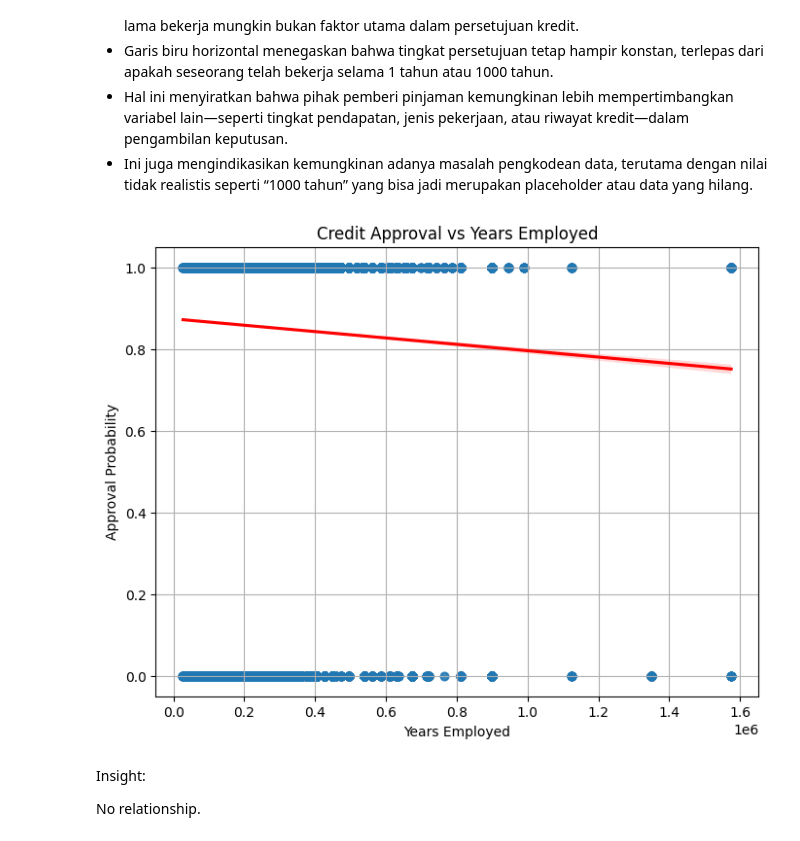
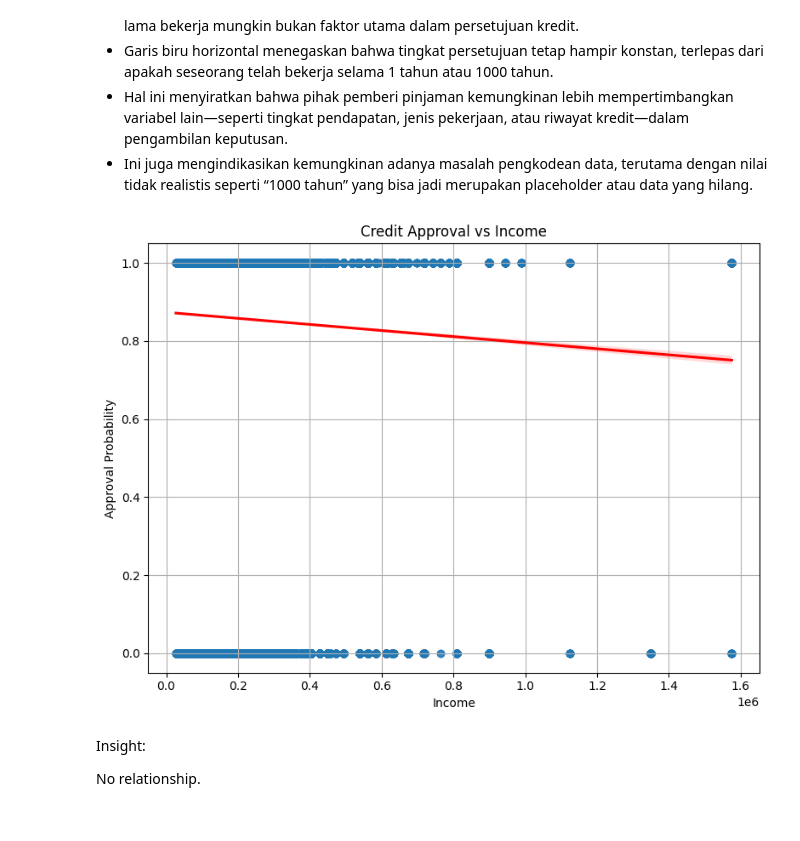
Before and after one commit to yonathanggraiwan/p2-final-project-ftds-028-hck-group-001, a Jupyter notebook: EDA_YA.ipynb, the cells around one changed output. Drawn from its saved outputs; the diff is of its cells as text; code cells hidden in the pictures.

```diff
--- a/EDA_YA.ipynb
+++ b/EDA_YA.ipynb
@@ -129,10 +129,10 @@ Insight:
 ___
 ### EDA 4.2 Is There a Relationship Between 'years_employed' and 'income' or 'target'?
 # %%
-# Convert days_employed to years_employed
-data['years_employed'] = data['days_employed'].abs() / 365
+# Convert days_employed to years as a standalone object
+years_employed = data['days_employed'].abs() / 365
 
-# Ensure credit_approval is converted to numeric
-data['credit_approval'] = data['credit_approval'].map({'Yes': 1, 'No': 0})
+# Convert credit_approval to numeric as an object
+credit_approval_numeric = data['credit_approval'].map({'Yes': 1, 'No': 0})
 # %%
 plt.figure(figsize=(8, 6))
@@ -182,13 +194,22 @@ Insight:
 - Ini juga mengindikasikan kemungkinan adanya masalah pengkodean data, terutama dengan nilai tidak realistis seperti “1000 tahun” yang bisa jadi merupakan placeholder atau data yang hilang.
 # %%
 plt.figure(figsize=(8, 6))
-sns.regplot(data=data, x='income', y='credit_approval', logistic=False, scatter_kws={'alpha':0.4}, line_kws={'color':'red'})
-plt.title('Credit Approval vs Years Employed')
-plt.xlabel('Years Employed')
+sns.regplot(
+    data=data,
+    x='income',
+    y='credit_approval',
+    logistic=False,
+    scatter_kws={'alpha': 0.4},
+    line_kws={'color': 'red'}
+)
+plt.title('Credit Approval vs Income')
+plt.xlabel('Income')
 plt.ylabel('Approval Probability')
 plt.grid(True)
+plt.tight_layout()
+plt.show()
 # %% [output]
-[figure, old version]
+[figure, new version]
 # %% [markdown]
 Insight:
 
```
Also changed, not shown: parts of 2 cells of this notebook.
